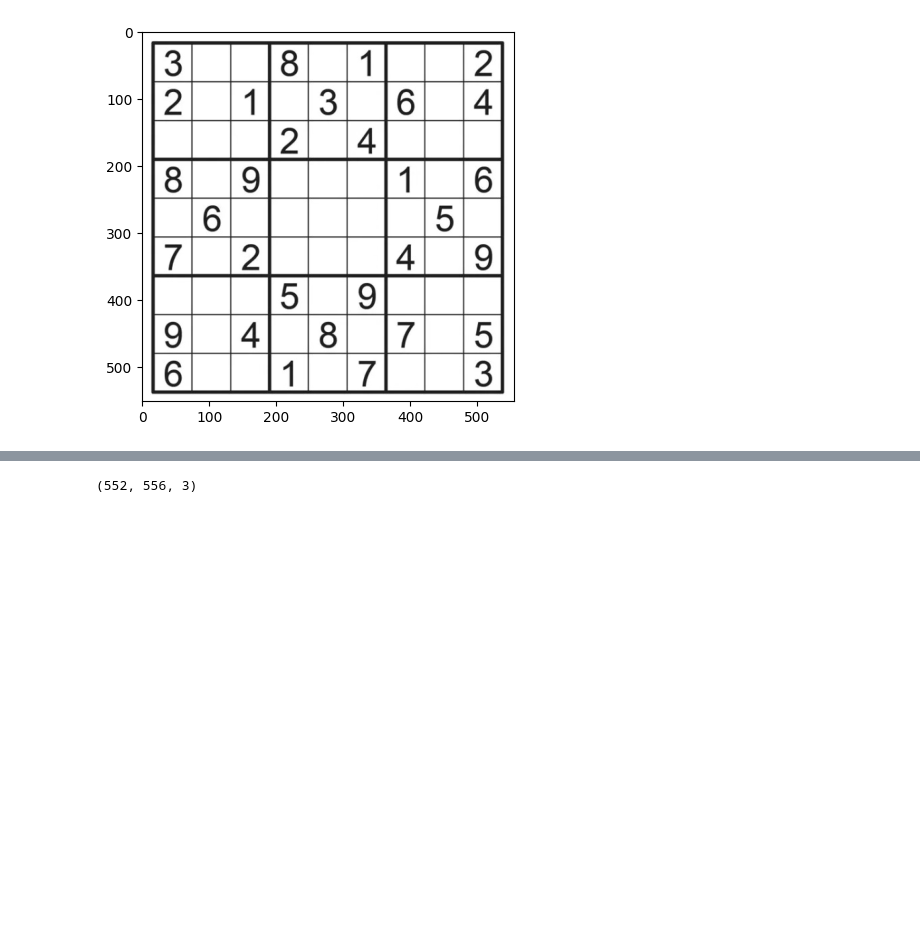
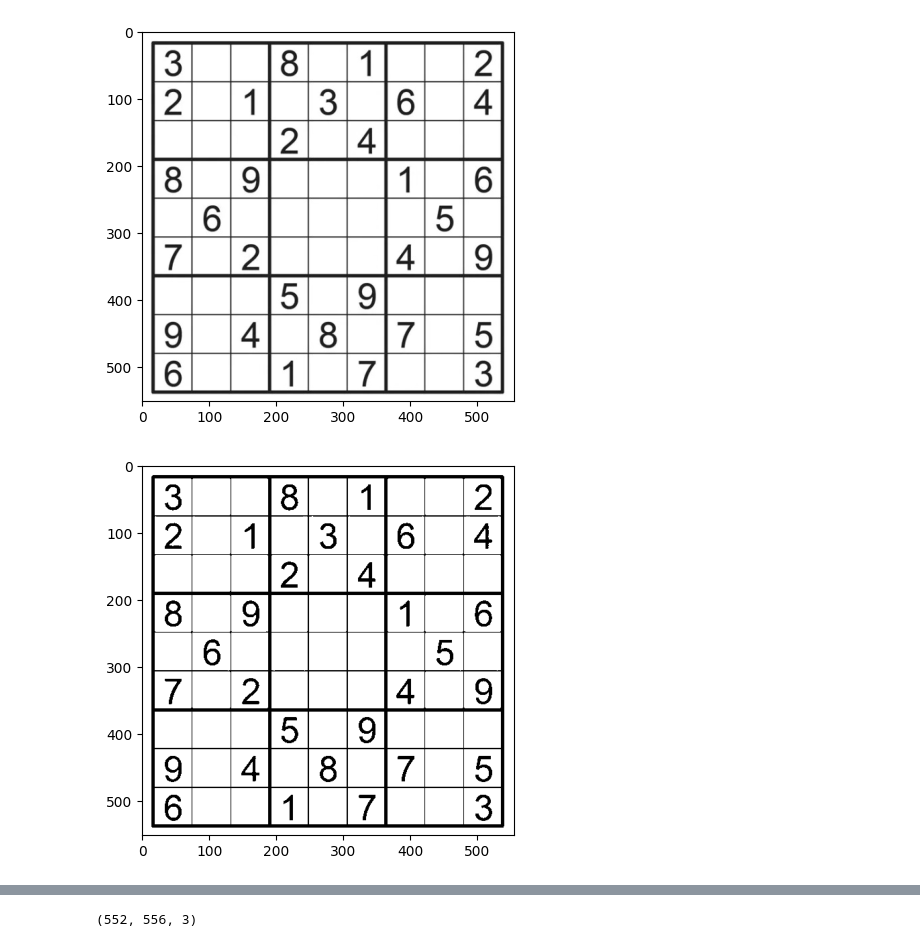
Before and after one commit to IndraneelArtham/SudokuSolver, a Jupyter notebook: SudokuSolver.ipynb, the cells around one changed output, grey strips where cells are left out. Cells and saved outputs as stored; diff of their text form; code cells hidden in the pictures; blank space fills up the shorter version.

```diff
--- a/SudokuSolver.ipynb
+++ b/SudokuSolver.ipynb
@@ -12,4 +13,9 @@ gray = cv2.cvtColor(img, cv2.COLOR_BGR2GRAY)
 show(gray)
 # %% [output]
 [figure]
+# %%
+ret, thresh = cv2.threshold(gray, 127, 255, cv2.THRESH_BINARY)
+show(thresh)
+# %% [output]
+[figure, added]
 # %%
```
Also changed, not shown: parts of 17 cells of this notebook, 1 other file.
